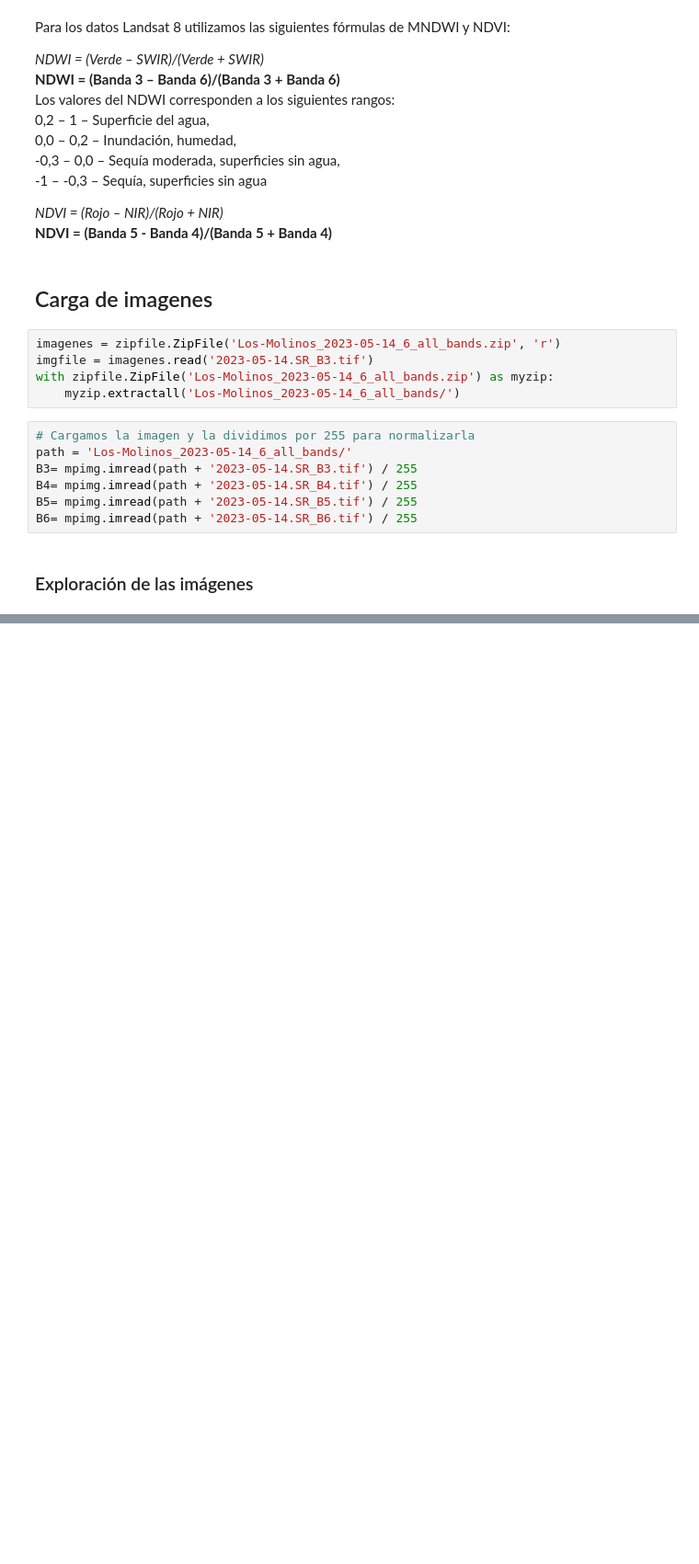
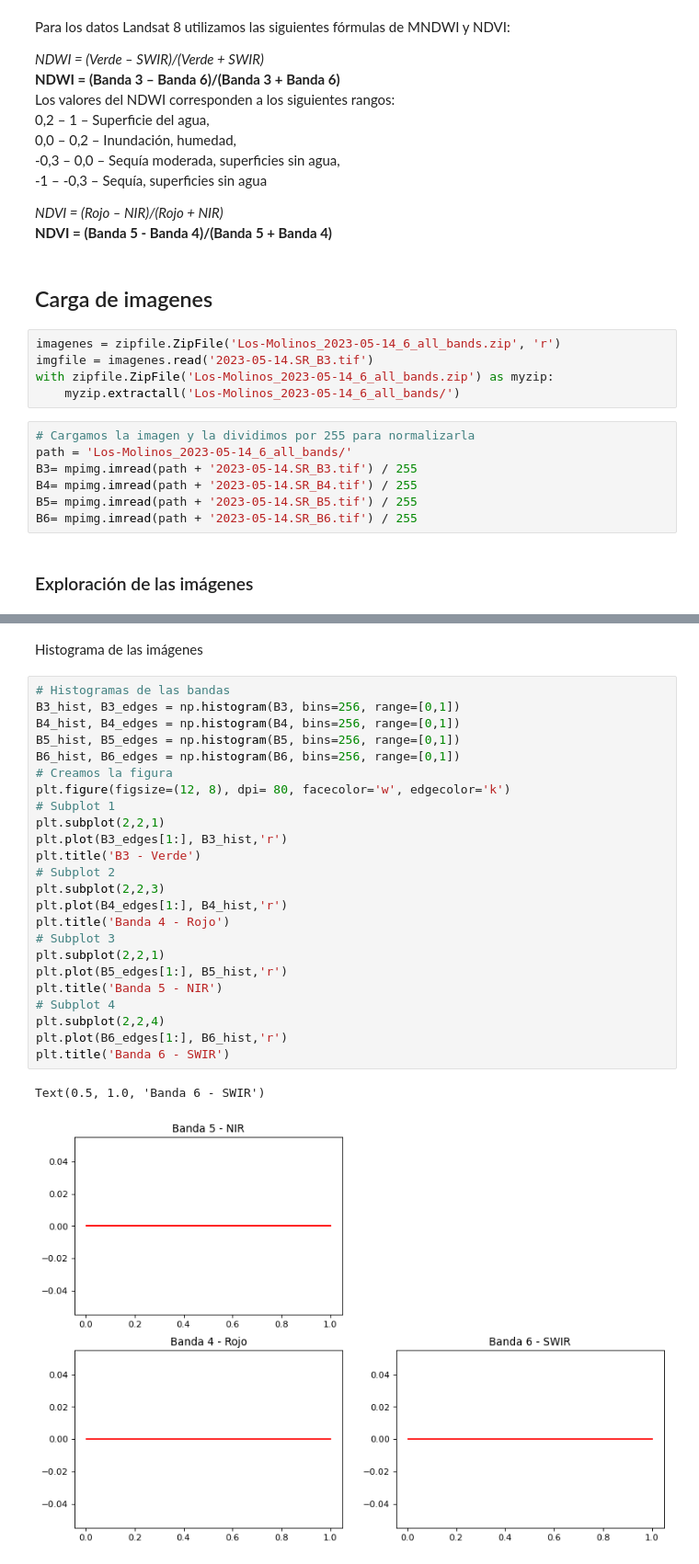
Before and after one commit to Mnzeballos/Trabajo_final_Tec-Int, a Jupyter notebook: Notas y código.ipynb, the cells around one changed output, grey strips where cells are left out. Shown at 92% size. Cells and saved outputs as stored; diff of their text form; blank space fills up the shorter version.

```diff
--- a/Notas y código.ipynb
+++ b/Notas y código.ipynb
@@ -117,0 +120,29 @@ Clipping input data to the valid range for imshow with RGB data ([0..1] for floa
+# %% [markdown]
+Histograma de las imágenes
+# %%
+# Histogramas de las bandas
+B3_hist, B3_edges = np.histogram(B3, bins=256, range=[0,1])
+B4_hist, B4_edges = np.histogram(B4, bins=256, range=[0,1])
+B5_hist, B5_edges = np.histogram(B5, bins=256, range=[0,1])
+B6_hist, B6_edges = np.histogram(B6, bins=256, range=[0,1])
+# Creamos la figura
+plt.figure(figsize=(12, 8), dpi= 80, facecolor='w', edgecolor='k')
+# Subplot 1
+plt.subplot(2,2,1)
+plt.plot(B3_edges[1:], B3_hist,'r')
+plt.title('B3 - Verde')
+# Subplot 2
+plt.subplot(2,2,3)
+plt.plot(B4_edges[1:], B4_hist,'r')
+plt.title('Banda 4 - Rojo')
+# Subplot 3
+plt.subplot(2,2,1)
+plt.plot(B5_edges[1:], B5_hist,'r')
+plt.title('Banda 5 - NIR')
+# Subplot 4
+plt.subplot(2,2,4)
+plt.plot(B6_edges[1:], B6_hist,'r')
+plt.title('Banda 6 - SWIR')
+# %% [output]
+Text(0.5, 1.0, 'Banda 6 - SWIR')
+[figure, added]
```
Also changed, not shown: parts of 11 cells of this notebook.
